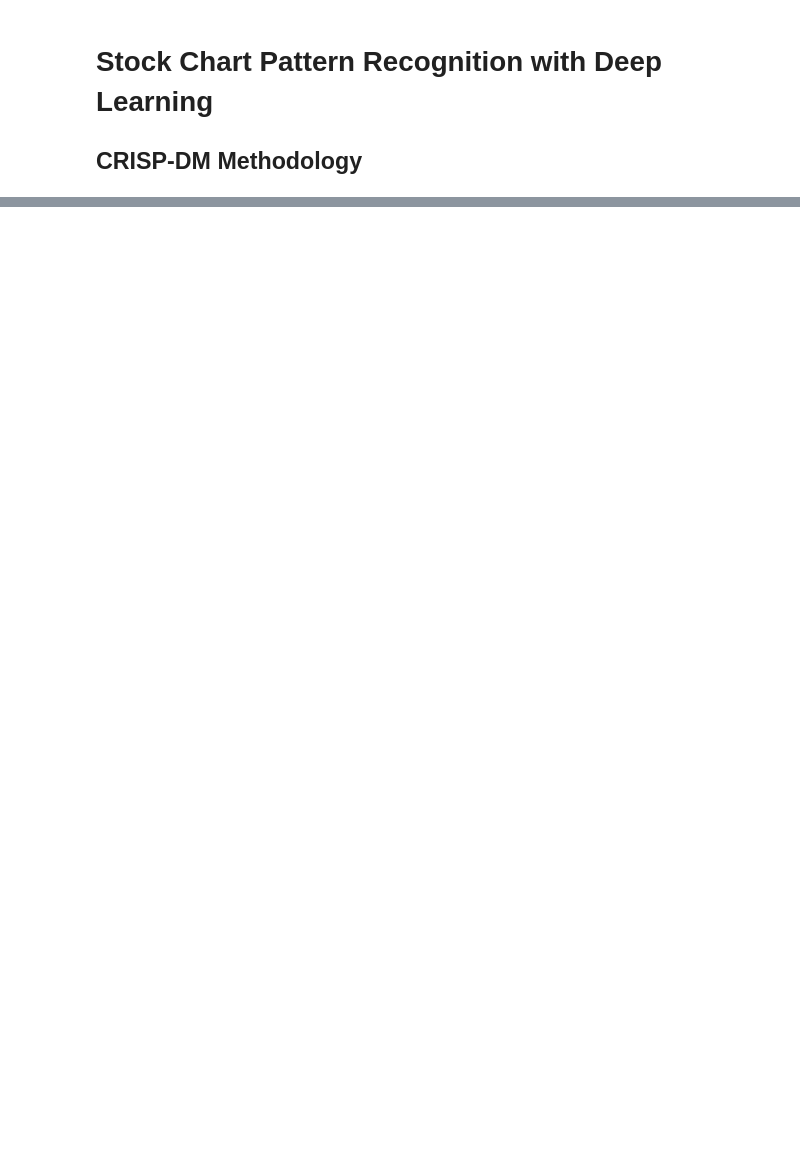
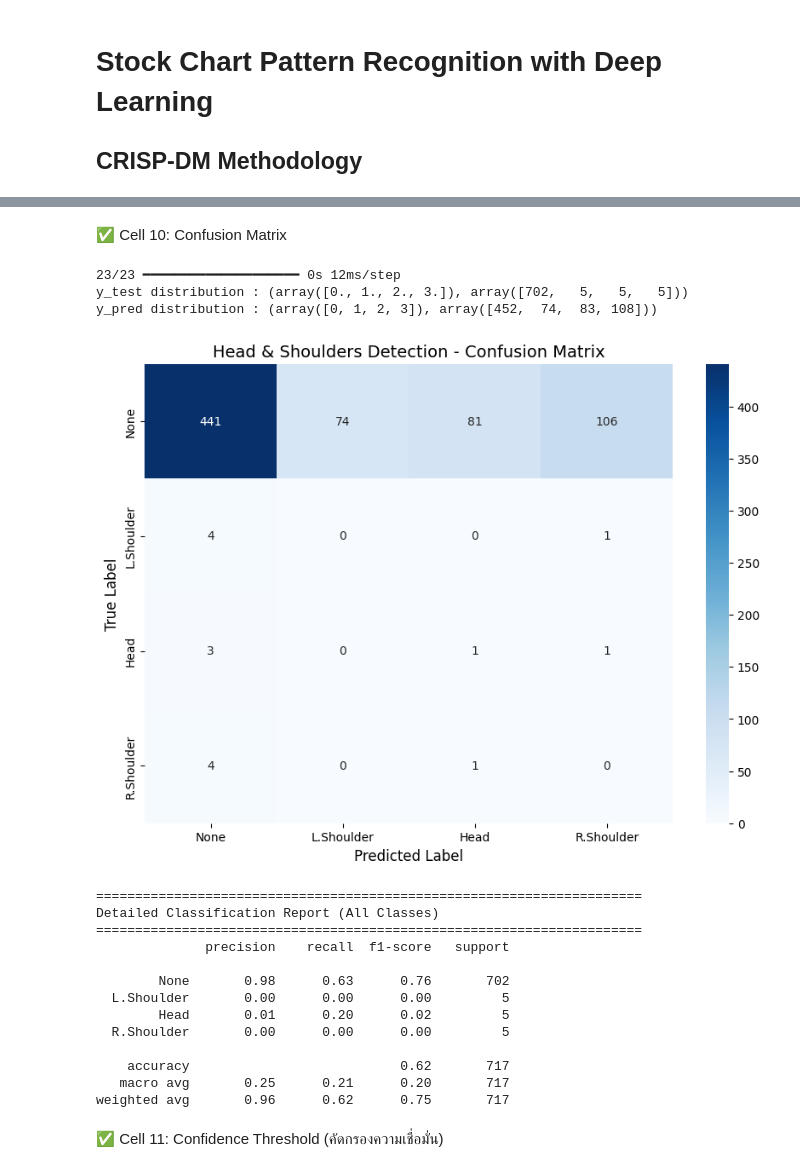
Before and after one commit to hilmanyusoh/Stock-market-chart-pattern-recognition-using-deep-learning, a Jupyter notebook: stock_pattern/code/detect_h&d_dl.ipynb, the cells around one changed output, grey strips where cells are left out. Drawn from its saved outputs; the diff is of its cells as text; code cells hidden in the pictures; blank space fills up the shorter version.

```diff
--- a/stock_pattern/code/detect_h&d_dl.ipynb
+++ b/stock_pattern/code/detect_h&d_dl.ipynb
@@ -337,0 +416,79 @@ plt.show()
+# %% [markdown]
+✅ Cell 10: Confusion Matrix
+# %%
+import numpy as np
+import matplotlib.pyplot as plt
+import seaborn as sns
+from sklearn.metrics import confusion_matrix, classification_report
+
+# ===============================
+# 1. Predict
+# ===============================
+y_pred_probs = model.predict(X_test)
+y_pred = np.argmax(y_pred_probs, axis=1)
+
+# ===============================
+# 2. Define classes
+# ===============================
+labels = [0, 1, 2, 3]
+target_names = ['None', 'L.Shoulder', 'Head', 'R.Shoulder']
+
+# ===============================
+# 3. Debug: ตรวจ distribution (สำคัญมาก)
+# ===============================
+print("y_test distribution :", np.unique(y_test, return_counts=True))
+print("y_pred distribution :", np.unique(y_pred, return_counts=True))
+
+# ===============================
+# 4. Confusion Matrix (Fix class mismatch)
+# ===============================
+cm = confusion_matrix(y_test, y_pred, labels=labels)
+
+plt.figure(figsize=(10, 7))
+sns.heatmap(
+    cm,
+    annot=True,
+    fmt='d',
+    cmap='Blues',
+    xticklabels=target_names,
+    yticklabels=target_names
+)
+plt.xlabel('Predicted Label', fontsize=12)
+plt.ylabel('True Label', fontsize=12)
+plt.title('Head & Shoulders Detection - Confusion Matrix', fontsize=14)
+plt.show()
+
+# ===============================
+# 5. Classification Report (Fix ERROR)
+# ===============================
+print("\n" + "="*70)
+print("Detailed Classification Report (All Classes)")
+print("="*70)
+
+print(classification_report(
+    y_test,
+    y_pred,
+    labels=labels,                 # ⭐ สำคัญที่สุด
+    target_names=target_names,
+    zero_division=0
+))
+# %% [output]
+23/23 ━━━━━━━━━━━━━━━━━━━━ 0s 12ms/step
+y_test distribution : (array([0., 1., 2., 3.]), array([702,   5,   5,   5]))
+y_pred distribution : (array([0, 1, 2, 3]), array([452,  74,  83, 108]))
+[figure, added]
+======================================================================
+Detailed Classification Report (All Classes)
+======================================================================
+              precision    recall  f1-score   support
+
+        None       0.98      0.63      0.76       702
+  L.Shoulder       0.00      0.00      0.00         5
+        Head       0.01      0.20      0.02         5
+  R.Shoulder       0.00      0.00      0.00         5
+
+    accuracy                           0.62       717
+   macro avg       0.25      0.21      0.20       717
+weighted avg       0.96      0.62      0.75       717
+# %% [markdown]
+✅ Cell 11: Confidence Threshold (คัดกรองความเชื่อมั่น)
```
Also changed, not shown: parts of 62 cells of this notebook, 4 other files.
